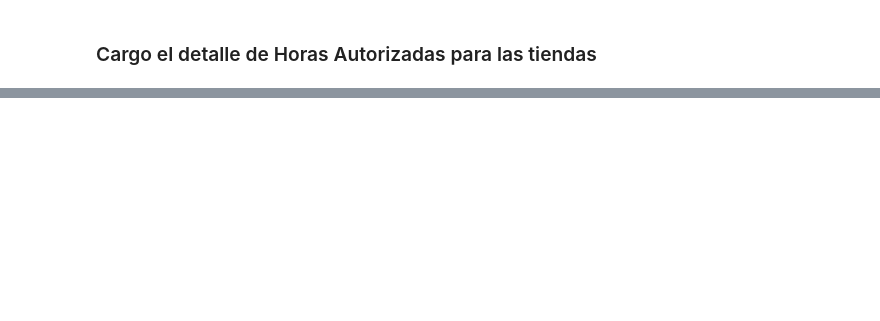
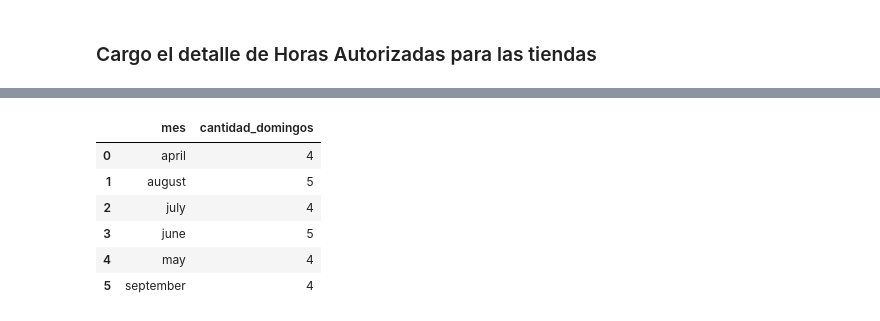
Before and after one commit to juanifmera/progresion, a Jupyter notebook: progresiones/horario_extendido.ipynb, the cells around one changed output, grey strips where cells are left out. Saved outputs shown, nothing was run; the diff lists cells and outputs as text; code cells hidden in the pictures; blank space fills up the shorter version.

```diff
--- a/progresiones/horario_extendido.ipynb
+++ b/progresiones/horario_extendido.ipynb
@@ -18,11 +18,11 @@ df = df.rename(columns={
 # %%
 df = df.drop(columns=[' .1', 'Punto Operacional'])
 # %%
-df = df.melt(id_vars=['año', 'fecha', 'hora'], var_name='tiendas', value_name='vst').dropna(subset=['vst'])
+df = df.melt(id_vars=['año', 'fecha', 'hora'], var_name='tiendas', value_name='vct').dropna(subset=['vct'])
 # %%
 df = df.reset_index().drop(columns=['index'])
 # %%
-df['vst'] = pd.to_numeric(df['vst'].str.replace('.', '').str.replace(',', '.'), errors='coerce')
+df['vct'] = pd.to_numeric(df['vct'].str.replace('.', '').str.replace(',', '.'), errors='coerce')
 # %%
 df['mes'] = df['fecha'].str.strip().str.split(' ').str[2].str.strip()
 # %%
@@ -43,3 +43,5 @@ df['fecha_final'] = pd.to_datetime(df['fecha_parsed'], format='%m/%d/%Y')
 df['nombre_dia'] = df['fecha_final'].dt.day_name()
 # %%
 df_domingos = df[df['nombre_dia'] == 'Sunday']
+# %%
+df_domingos['no'] = df_domingos['tiendas'].str.split(' ').str[0].astype(str)
@@ -123,0 +90,8 @@ pad
+# %%
+# Creamos columna mes-año
+df_domingos['mes'] = df_domingos['fecha_final'].dt.month_name()
+df_domingos['mes'] = df_domingos['mes'].astype(str).str.lower()
+
+# Contamos domingos por mes
+domingos_por_mes = df_domingos.groupby('mes')['fecha_final'].nunique().reset_index()
+domingos_por_mes.columns = ['mes', 'cantidad_domingos']
@@ -123,0 +109,10 @@ pad
+# %%
+domingos_por_mes
+# %% [output]
+|  | mes | cantidad_domingos |
+| 0 | april | 4 |
+| 1 | august | 5 |
+| 2 | july | 4 |
+| 3 | june | 5 |
+| 4 | may | 4 |
+| 5 | september | 4 |
```
Also changed, not shown: parts of 66 cells of this notebook, 1 other file.
